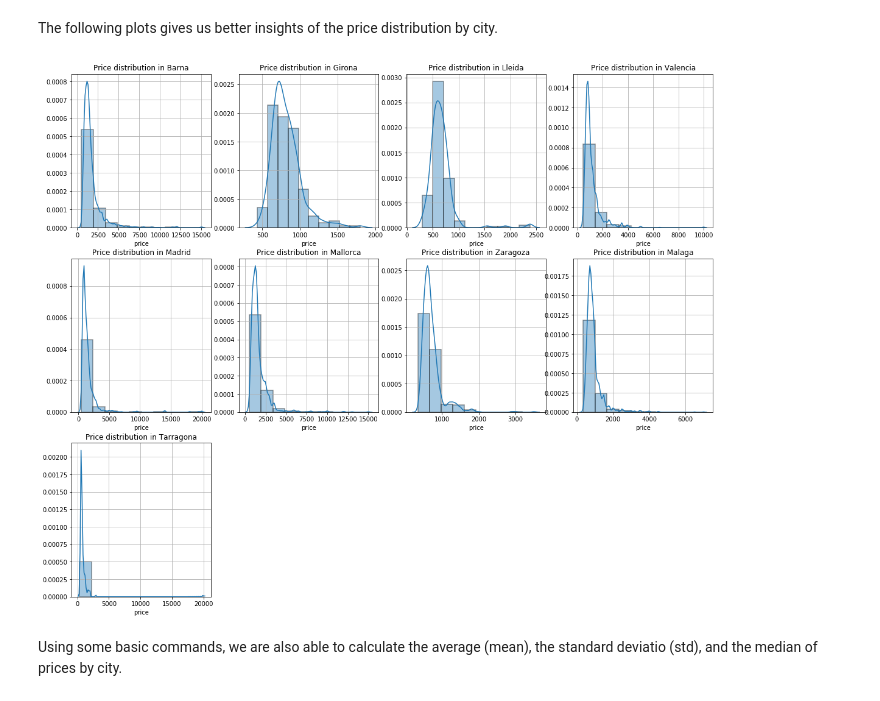
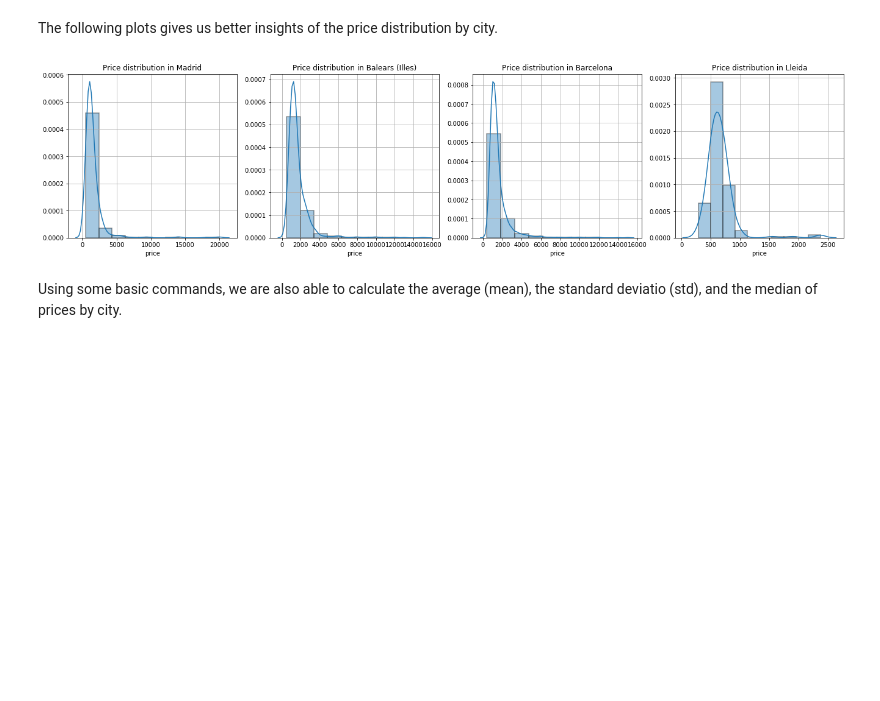
Before and after one commit to Guillem96/idealista-big-data-project, a Jupyter notebook: idealista-python/notebooks/3. Basic EDA.ipynb, the cells around one changed output. Cells and saved outputs as stored; diff of their text form; code cells hidden in the pictures; blank space fills up the shorter version.

Commit message:
Remove spain_state

```diff
--- a/idealista-python/notebooks/3. Basic EDA.ipynb
+++ b/idealista-python/notebooks/3. Basic EDA.ipynb
@@ -81,18 +93,17 @@ Meanwhile, the common cities which are not as much turistic such as Lleida and G
 # %% [markdown]
 The following plots gives us better insights of the price distribution by city.
 # %%
-plt.figure(figsize=(15, 15))
-n_states = len(df.spain_state.unique())
-for i, state in enumerate(df.spain_state.unique(), start=1):
+plt.figure(figsize=(100, 100))
+n_states = len(df.province.unique())
+for i, state in enumerate(['Madrid', 'Balears (Illes)', 'Barcelona', 'Lleida'], start=1):
     plt.subplot(n_states // 2, n_states // 2, i)
     plt.title(f'Price distribution in {state}')
-    plt.subplots_adjust(right=1.1, top=1.2)
-    sns.distplot(df[df.spain_state == state].price,
+    sns.distplot(df[df.province == state].price,
                  bins=10,
                  hist_kws=dict(edgecolor='black', linewidth=1.5))
     plt.grid('on')
 # %% [output]
-[figure, old version]
+[figure, new version]
 # %% [markdown]
 Using some basic commands, we are also able to calculate the average (mean), the standard deviatio (std), and the median of prices by city.
 # %%
```
Also changed, not shown: parts of 20 cells of this notebook, 3 other files.
